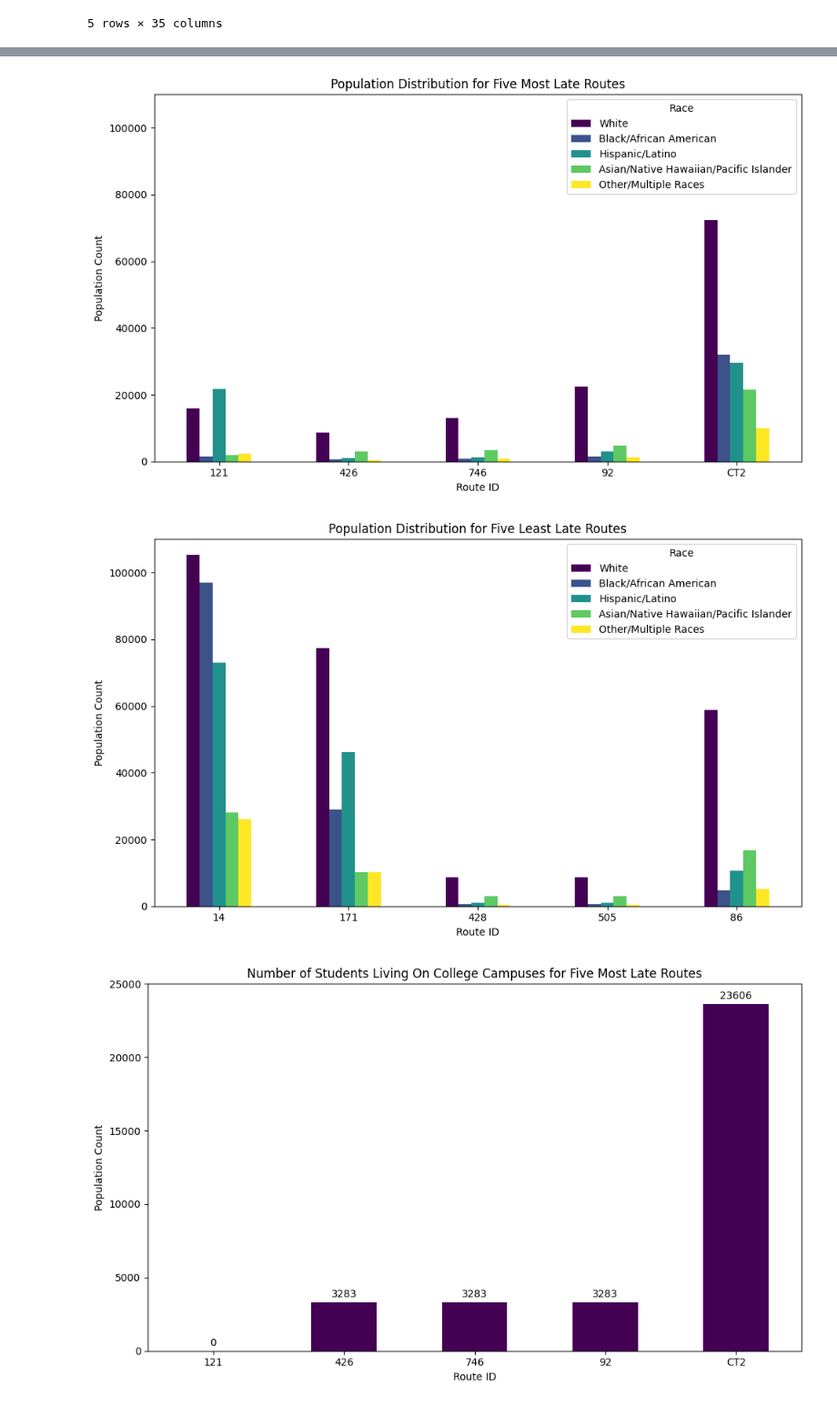
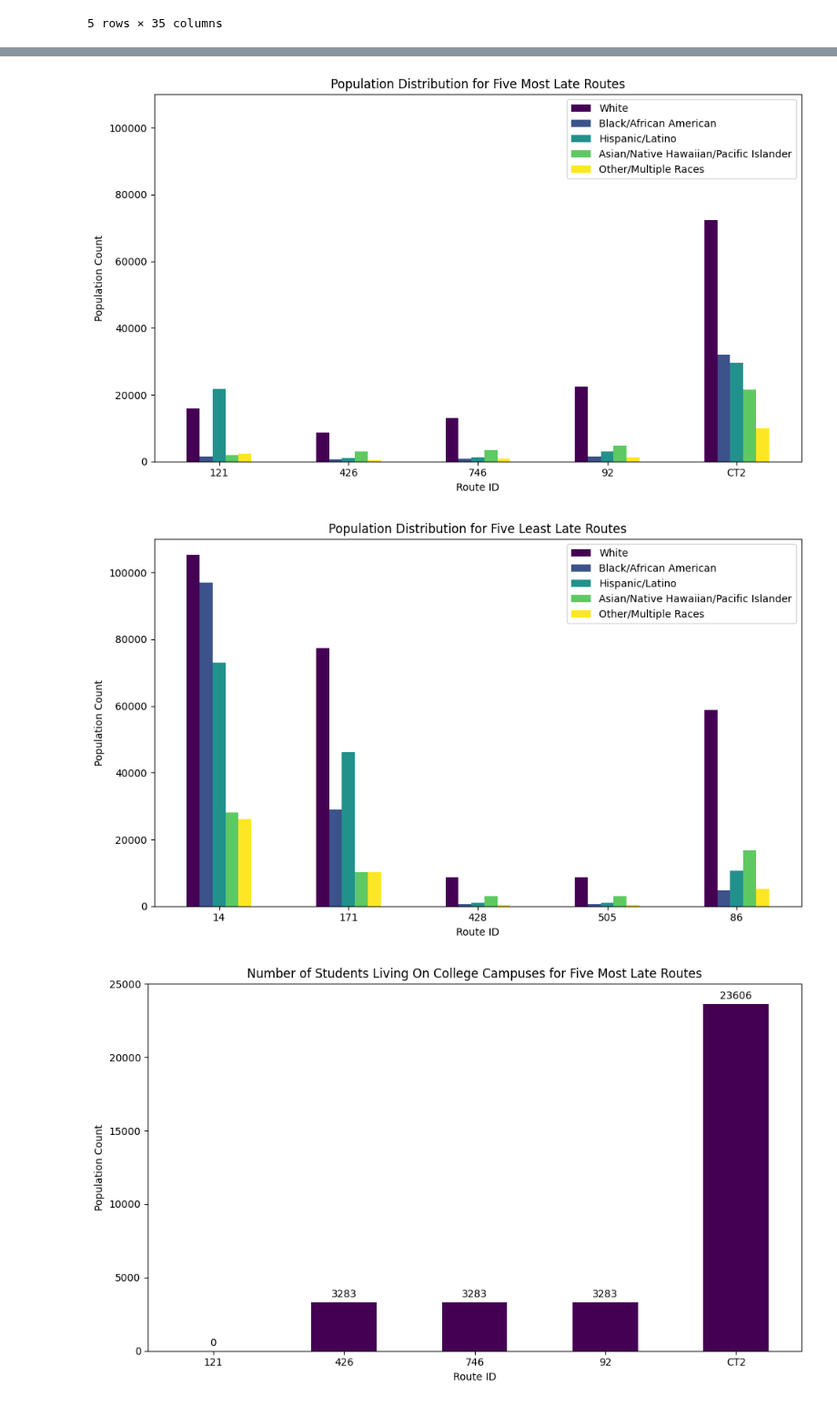
Before and after one commit to BU-Spark/ds-boston-transit-performance, a Jupyter notebook: fa23-team-c/baseques_visual.ipynb, the cells around one changed output, grey strips where cells are left out. Shown at 91% size. Cells and saved outputs as stored; diff of their text form; code cells hidden in the pictures.

Commit message:
removed title from legend

```diff
--- a/fa23-team-c/baseques_visual.ipynb
+++ b/fa23-team-c/baseques_visual.ipynb
@@ -149,18 +149,17 @@ least_late_routes_data.head()
 # %%
 most_late_race_data = most_late_routes_data[['route_id', 'White', 'Black/African American', 'Hispanic/Latino', 'Asian/Native Hawaiian/Pacific Islander', 'Other/Multiple Races']]
 most_late_race_data.set_index('route_id', inplace=True)
 
 most_late_race_data.plot(kind='bar', figsize=(10,6), colormap='viridis')
 plt.xlabel('Route ID')
 plt.ylabel('Population Count')
 plt.title('Population Distribution for Five Most Late Routes')
-plt.legend(title='Race')
 plt.xticks(rotation=0)
 plt.ylim(0,110000)
 plt.tight_layout()
 plt.show()
 # %% [output]
-[figure, old version]
+[figure, new version]
 # %%
 least_late_race_data = least_late_routes_data[['route_id', 'White', 'Black/African American', 'Hispanic/Latino', 'Asian/Native Hawaiian/Pacific Islander', 'Other/Multiple Races']]
 least_late_race_data.set_index('route_id', inplace=True)
@@ -169,13 +168,12 @@ least_late_race_data.plot(kind='bar', figsize=(10,6), colormap='viridis')
 plt.xlabel('Route ID')
 plt.ylabel('Population Count')
 plt.title('Population Distribution for Five Least Late Routes')
-plt.legend(title='Race')
 plt.xticks(rotation=0)
 plt.tight_layout()
 plt.ylim(0,110000)
 plt.show()
 # %% [output]
-[figure, old version]
+[figure, new version]
 # %%
 most_late_college_data = most_late_routes_data[['route_id', 'College/University student housing']]
 most_late_college_data.set_index('route_id', inplace=True)
```
